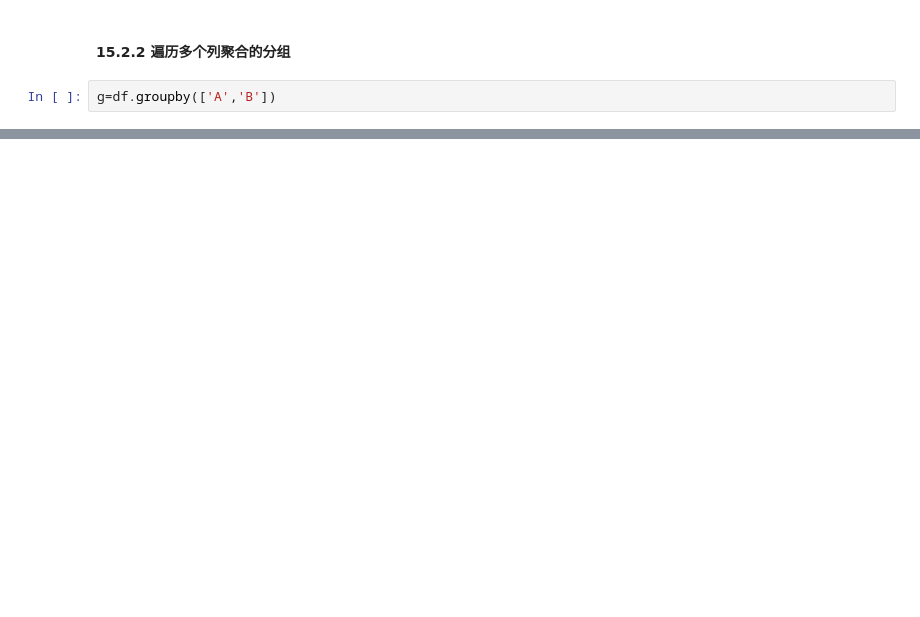
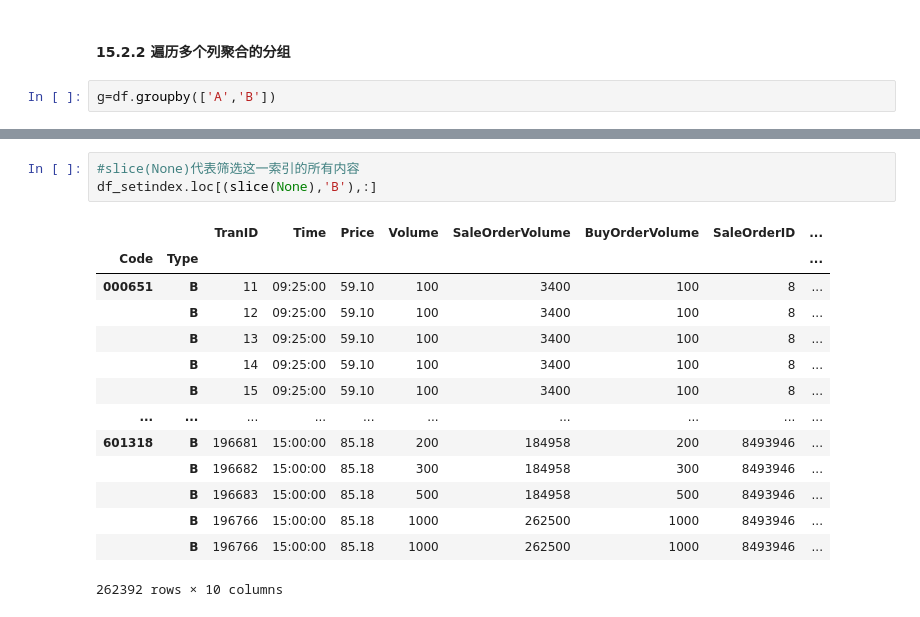
Before and after one commit to Guowm2000/LearningPandas-2, a Jupyter notebook: Pandas学习(4).ipynb, the cells around one changed output, grey strips where cells are left out. Saved outputs shown, nothing was run; the diff lists cells and outputs as text; blank space fills up the shorter version.

```diff
--- a/Pandas学习(4).ipynb
+++ b/Pandas学习(4).ipynb
@@ -240,0 +683,18 @@ for name,group in g:
+# %%
+#slice(None)代表筛选这一索引的所有内容
+df_setindex.loc[(slice(None),'B'),:]
+# %% [output]
+|  |  | TranID | Time | Price | Volume | SaleOrderVolume | BuyOrderVolume | SaleOrderID | ... |
+| Code | Type |  |  |  |  |  |  |  | ... |
+| 000651 | B | 11 | 09:25:00 | 59.10 | 100 | 3400 | 100 | 8 | ... |
+|  | B | 12 | 09:25:00 | 59.10 | 100 | 3400 | 100 | 8 | ... |
+|  | B | 13 | 09:25:00 | 59.10 | 100 | 3400 | 100 | 8 | ... |
+|  | B | 14 | 09:25:00 | 59.10 | 100 | 3400 | 100 | 8 | ... |
+|  | B | 15 | 09:25:00 | 59.10 | 100 | 3400 | 100 | 8 | ... |
+| ... | ... | ... | ... | ... | ... | ... | ... | ... | ... |
+| 601318 | B | 196681 | 15:00:00 | 85.18 | 200 | 184958 | 200 | 8493946 | ... |
+|  | B | 196682 | 15:00:00 | 85.18 | 300 | 184958 | 300 | 8493946 | ... |
+|  | B | 196683 | 15:00:00 | 85.18 | 500 | 184958 | 500 | 8493946 | ... |
+|  | B | 196766 | 15:00:00 | 85.18 | 1000 | 262500 | 1000 | 8493946 | ... |
+|  | B | 196766 | 15:00:00 | 85.18 | 1000 | 262500 | 1000 | 8493946 | ... |
+262392 rows × 10 columns
```
Also changed, not shown: parts of 78 cells of this notebook, 8 other files.
